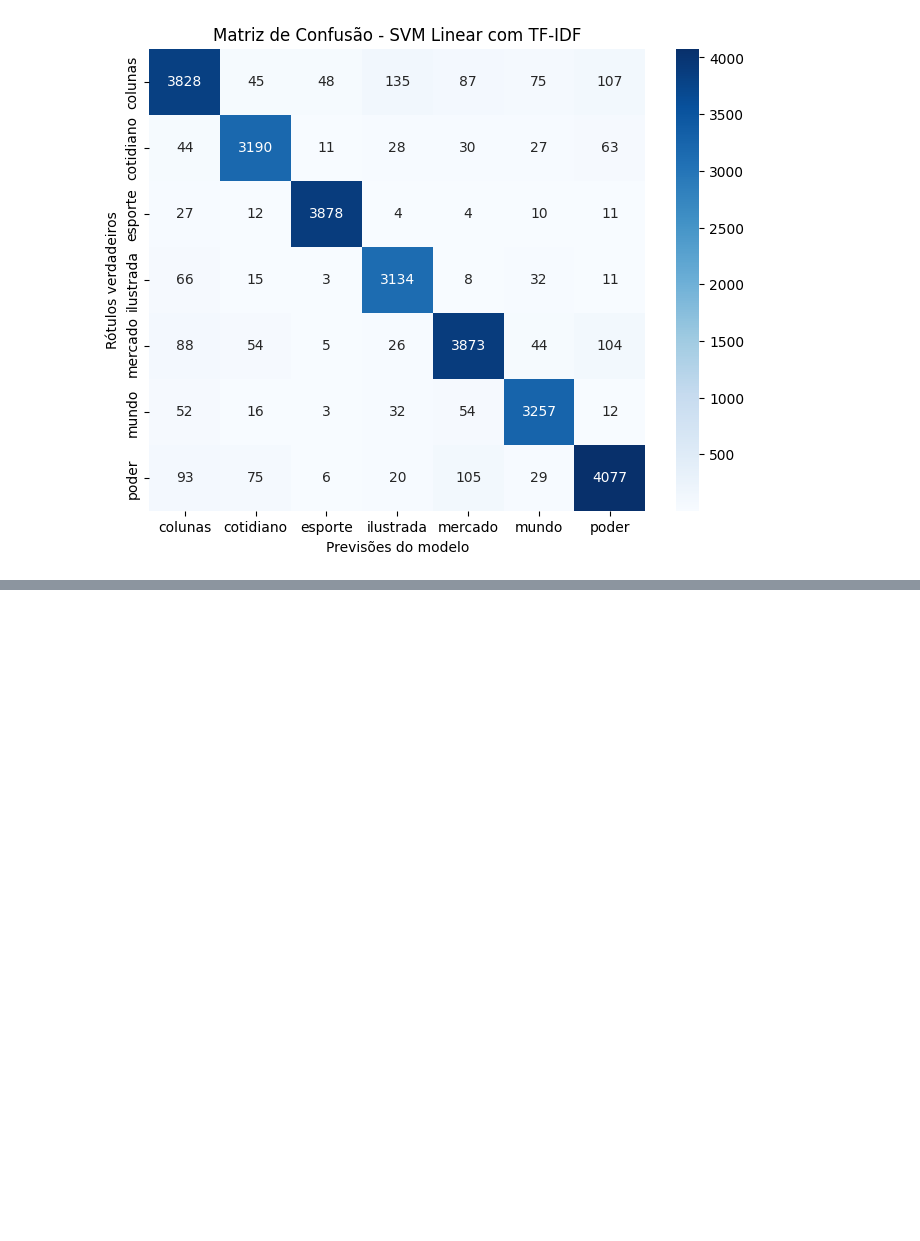
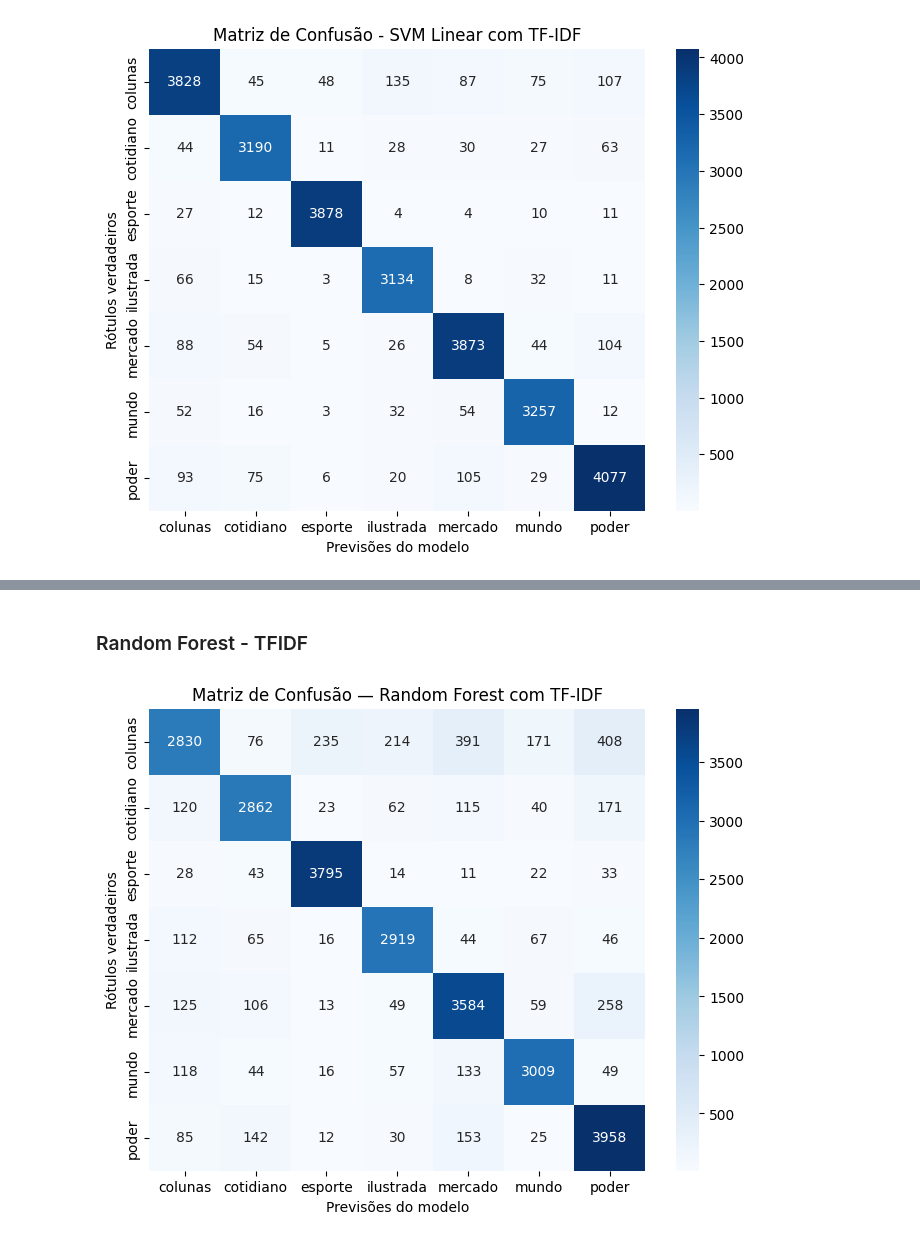
Before and after one commit to Gusthevo/Data-Science---Projects, a Jupyter notebook: notebooks/TD3/pln_classificacao.ipynb, the cells around one changed output, grey strips where cells are left out. Saved outputs shown, nothing was run; the diff lists cells and outputs as text; code cells hidden in the pictures; blank space fills up the shorter version.

```diff
--- a/notebooks/TD3/pln_classificacao.ipynb
+++ b/notebooks/TD3/pln_classificacao.ipynb
@@ -577,0 +628,22 @@ plt.show()
+# %% [markdown]
+### Random Forest - TFIDF
+# %%
+from sklearn.ensemble import RandomForestClassifier
+
+rf_tfidf = RandomForestClassifier(n_estimators=100, random_state=42)
+rf_tfidf.fit(X_train_tfidf, y_train)
+
+y_pred_rf = rf_tfidf.predict(X_test_tfidf)
+
+cm_rf = confusion_matrix(y_test, y_pred_rf)
+
+plt.figure(figsize=(8,6))
+sns.heatmap(cm_rf, annot=True, fmt="d", cmap="Blues",
+            xticklabels=np.unique(y_test),
+            yticklabels=np.unique(y_test))
+plt.ylabel("Rótulos verdadeiros")
+plt.xlabel("Previsões do modelo")
+plt.title("Matriz de Confusão — Random Forest com TF-IDF")
+plt.show()
+# %% [output]
+[figure, added]
```
Also changed, not shown: parts of 18 cells of this notebook, 1 other file.
